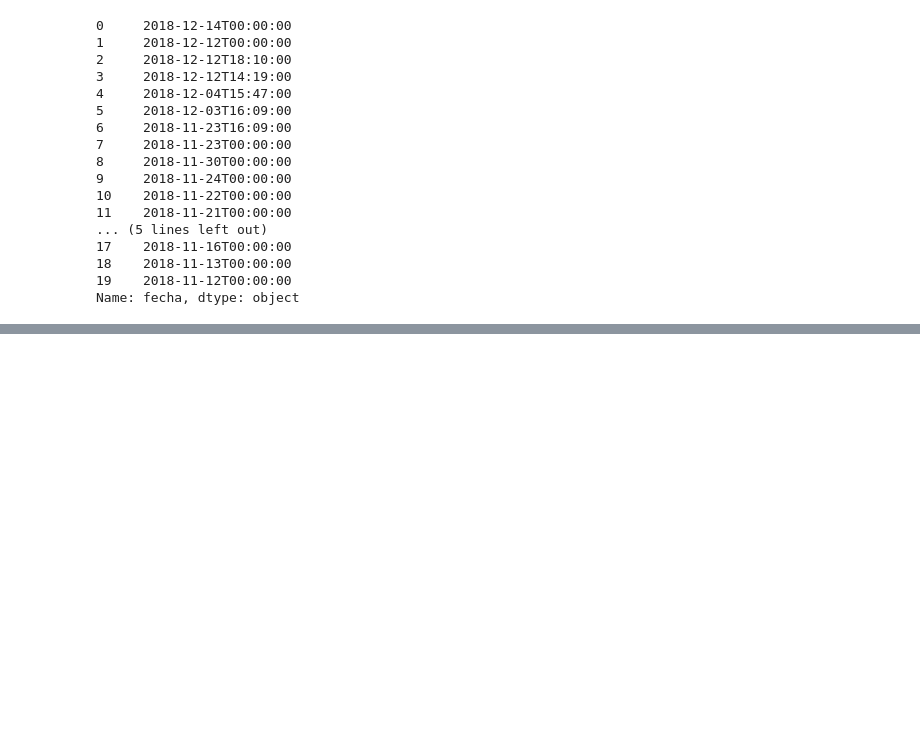
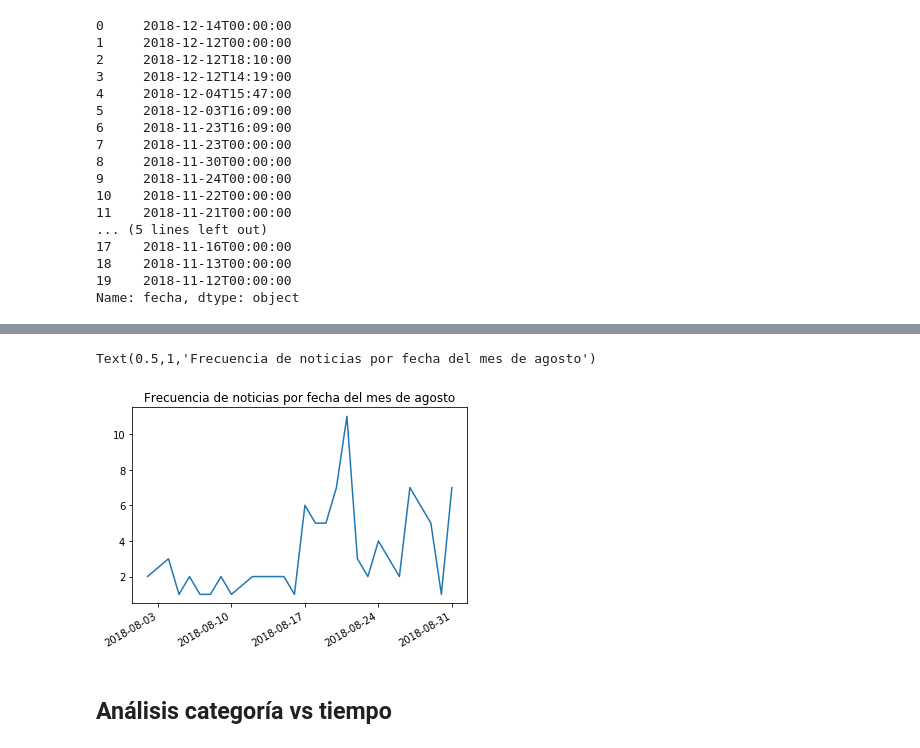
Before and after one commit to tahtty/noticiasVenezuela, a Jupyter notebook: EDA.ipynb, the cells around one changed output, grey strips where cells are left out. Saved outputs shown, nothing was run; the diff lists cells and outputs as text; code cells hidden in the pictures; blank space fills up the shorter version.

```diff
--- a/EDA.ipynb
+++ b/EDA.ipynb
@@ -201,0 +270,5 @@ noticias.head(20)
+# %%
+##ordeno ascendentemente las noticias
+noticias=noticias.sort_index(ascending=True)
+##cuento las noticias por día del mes de agosto
+noticias['2018-08-01':'2018-08-31'].index.value_counts()
@@ -201,0 +293,9 @@ noticias.head(20)
+# %%
+##ploteo lo anterior
+noticias['2018-08-01':'2018-08-31'].index.value_counts().sort_index().plot()
+plt.title('Frecuencia de noticias por fecha del mes de agosto')
+# %% [output]
+Text(0.5,1,'Frecuencia de noticias por fecha del mes de agosto')
+[figure, added]
+# %% [markdown]
+## Análisis categoría vs tiempo
```
Also changed, not shown: parts of 11 cells of this notebook.
